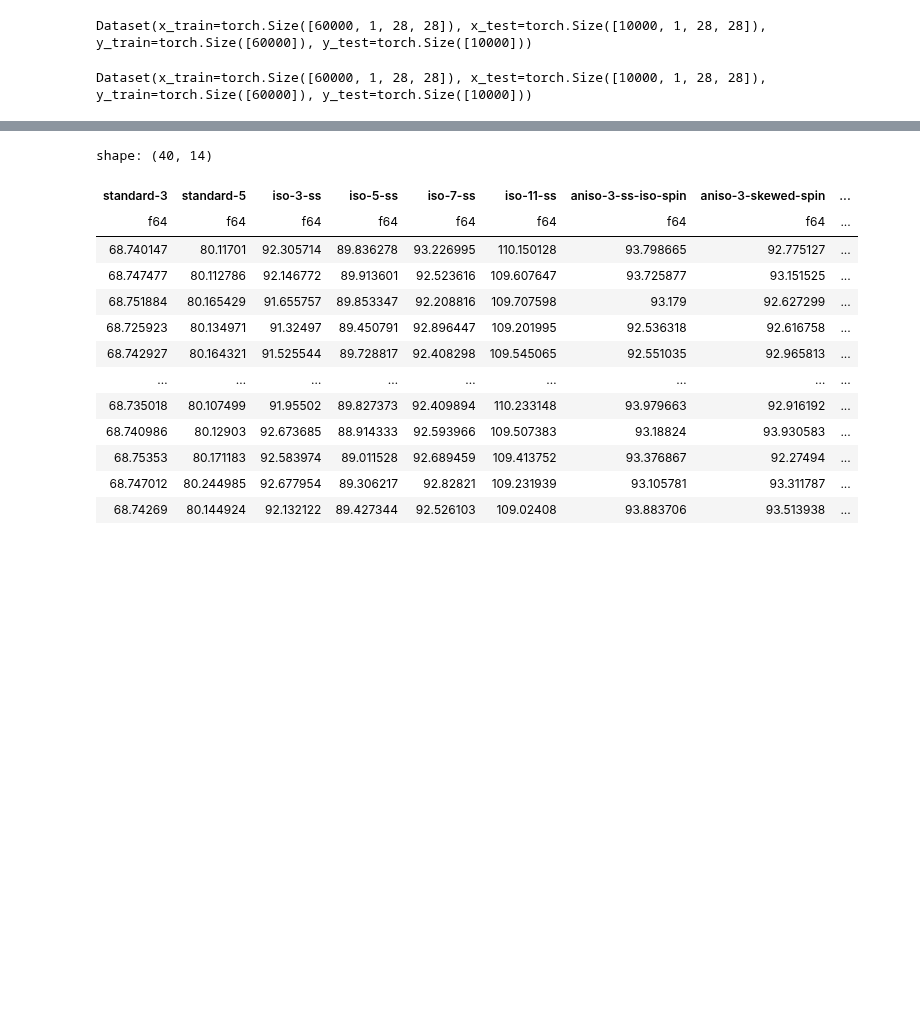
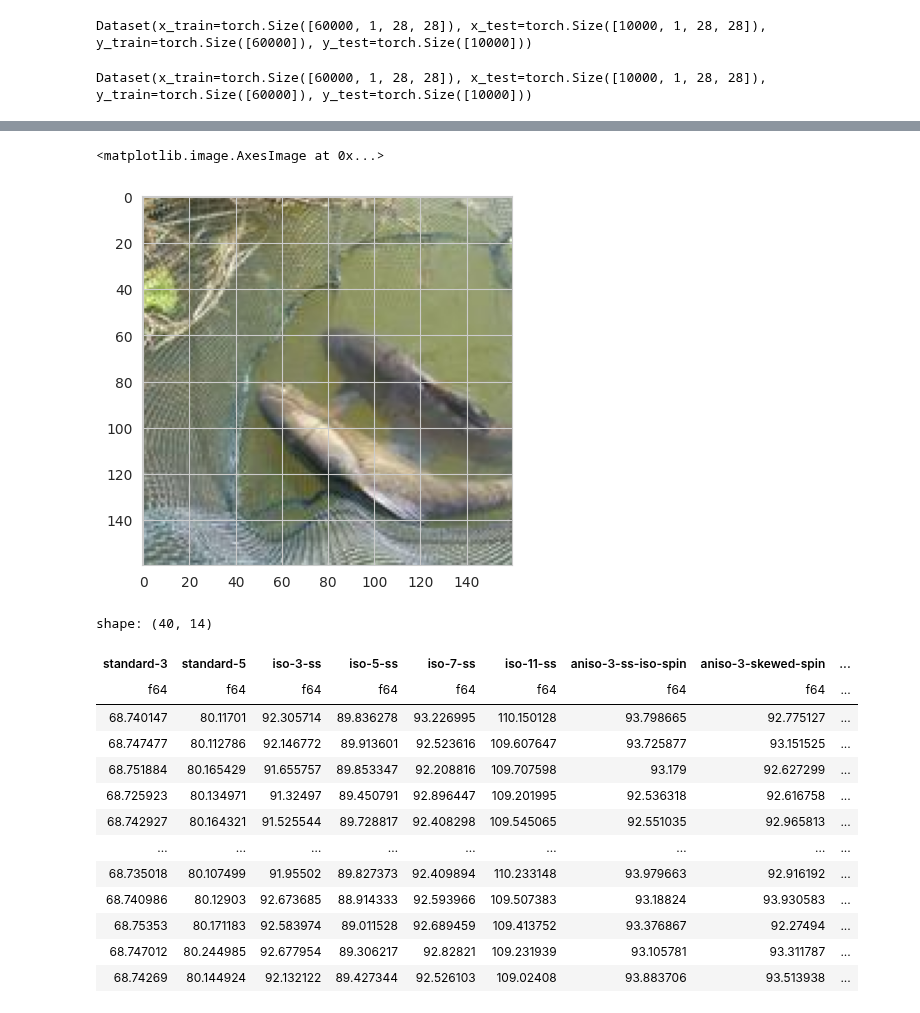
Before and after one commit to p-adema/quadratic-conv, a Jupyter notebook: scratch/training_check.ipynb, the cells around one changed output, grey strips where cells are left out. Drawn from its saved outputs; the diff is of its cells as text; code cells hidden in the pictures; blank space fills up the shorter version.

```diff
--- a/scratch/training_check.ipynb
+++ b/scratch/training_check.ipynb
@@ -59,3 +57,6 @@ Dataset(x_train=torch.Size([60000, 1, 28, 28]), x_test=torch.Size([10000, 1, 28,
 # %%
 # svhn = load_data.svhn()
 # svhn
+# %%
+imgnette = load_data.imagenette()
+imgnette
@@ -62,3 +142,8 @@ Dataset(x_train=torch.Size([60000, 1, 28, 28]), x_test=torch.Size([10000, 1, 28,
+# %%
+plt.imshow(imgnette.x_train[0].movedim(0, 2))
+# %% [output]
+<matplotlib.image.AxesImage at 0x...>
+[figure, added]
 # %%
 import polars as pl
 
```
Also changed, not shown: parts of 18 cells of this notebook, 19 other files.
